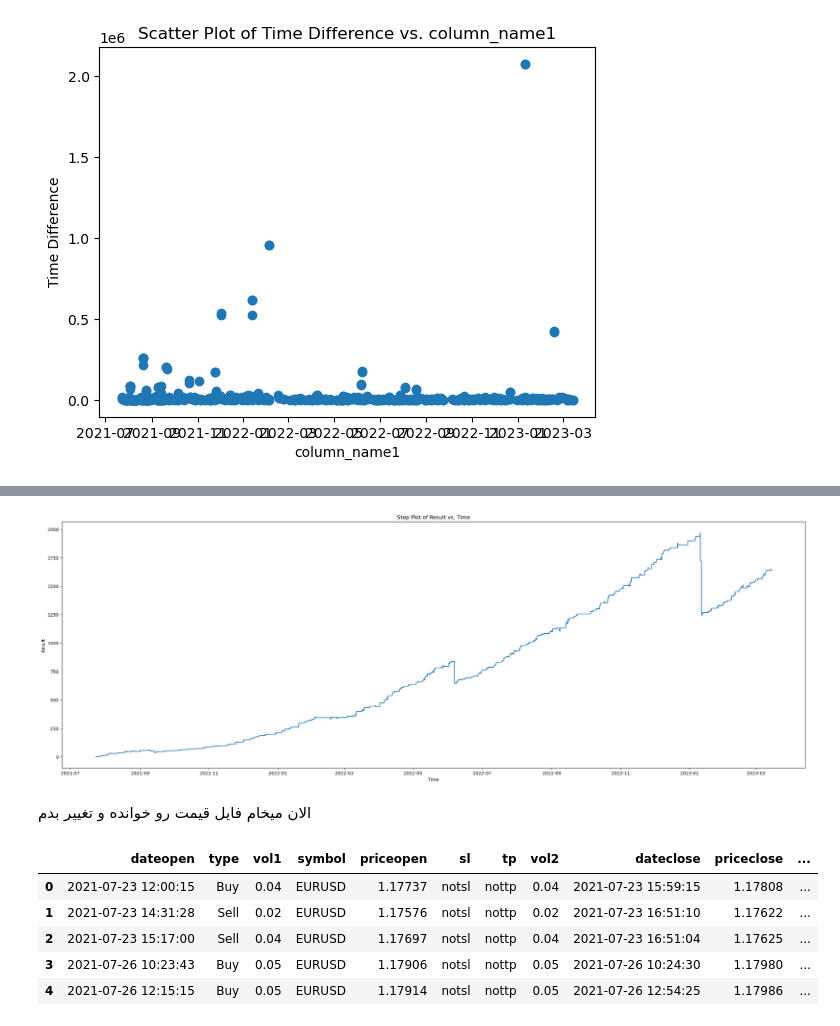
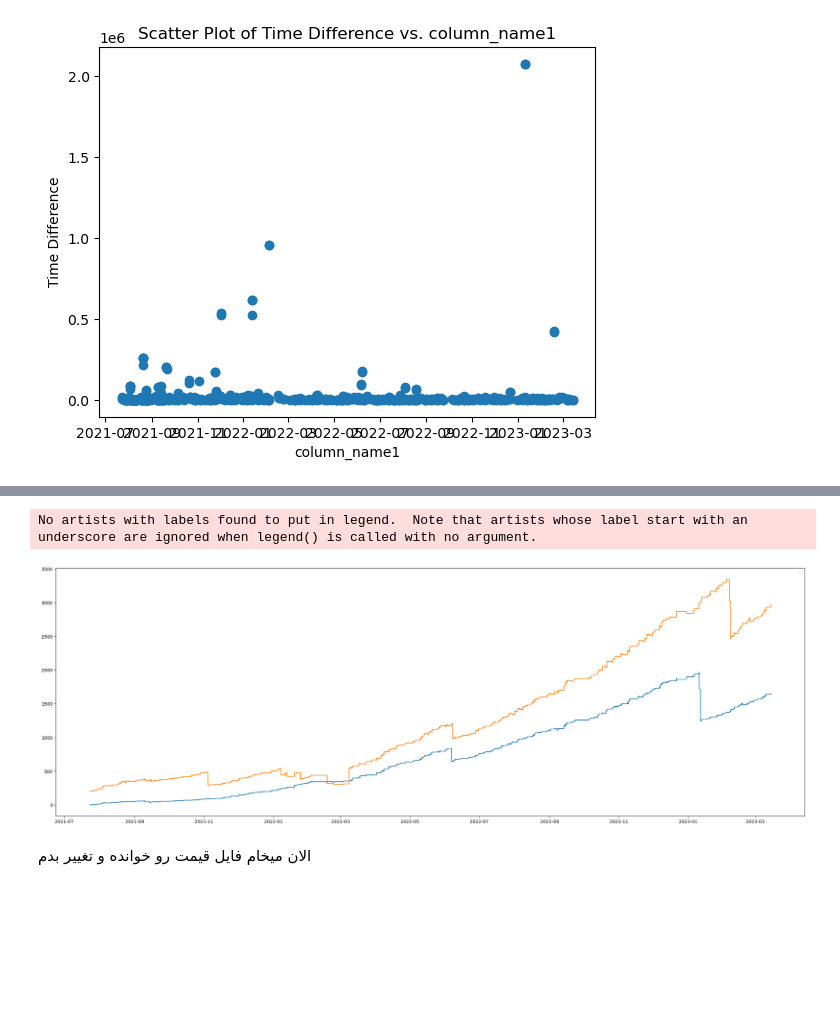
Before and after one commit to im-mahdi-74/analyses.one, a Jupyter notebook: tp.ipynb, the cells around one changed output, grey strips where cells are left out. Saved outputs shown, nothing was run; the diff lists cells and outputs as text; code cells hidden in the pictures; blank space fills up the shorter version.

```diff
--- a/tp.ipynb
+++ b/tp.ipynb
@@ -14,6 +76,7 @@ file_list = [r'C:\Users\delta2794900\Downloads\1487129.positions (3).csv']
 # %%
 cancelled_order=[]
 cancel_order=cancelled_order
+margen = []
 with open('C:/Users/delta2794900/Documents/analyses.one/test3.csv', 'w', newline='') as f_out:
     writer = csv.writer(f_out)
 
@@ -28,13 +91,17 @@ with open('C:/Users/delta2794900/Documents/analyses.one/test3.csv', 'w', newline
         with open(file_name) as f_in:
             reader = list(csv.reader(f_in, delimiter=';'))
             readera = reversed(reader)
+            k = 0
             for i in readera:
                 bag = bag + 1
+                k = k + 1
                 #print(b,bag,i)
 
                 if c == 0 :
                     balance = i[-1].replace(' ','')
-                    #print(balance)
+                    balance = float(balance)
+                    margen.append(balance)
+                    print(balance)
                     c = c +1
                     continue
 
@@ -43,7 +110,8 @@ with open('C:/Users/delta2794900/Documents/analyses.one/test3.csv', 'w', newline
                     bal = float(bal)
                     balance =float(balance)
                     balance = bal + balance
-                    #print(balance)
+
+                    print(balance)
                     continue
 
 
@@ -91,6 +159,7 @@ with open('C:/Users/delta2794900/Documents/analyses.one/test3.csv', 'w', newline
                     i[-4] = swap
                     i[-5] = com
                     writer.writerow(i)
+                    margen.append(balance)
                     continue
 
                 if i[-2] == '[tp]':
@@ -107,7 +176,7 @@ with open('C:/Users/delta2794900/Documents/analyses.one/test3.csv', 'w', newline
                     if com == '' :
                         com = 0
                     com   = float(com)
-                    print(balance)
+                    #print(balance)
                     balance = balance + prof + swap
                     prof  = prof * 100 / balance
                     swap  = swap * 100 / balance
@@ -116,6 +185,7 @@ with open('C:/Users/delta2794900/Documents/analyses.one/test3.csv', 'w', newline
                     i[-4] = swap
                     i[-5] = com
                     writer.writerow(i)
+                    margen.append(balance)
                     continue
 
                 if i[-2] != 'cancelled' :
@@ -132,7 +202,7 @@ with open('C:/Users/delta2794900/Documents/analyses.one/test3.csv', 'w', newline
                     if com == '' :
                         com = 0
                     com   = float(com)
-                    print(balance)
+                    #print(balance)
                     balance = balance + prof + swap
                     prof  = prof * 100 / balance
                     swap  = swap * 100 / balance
@@ -141,6 +211,12 @@ with open('C:/Users/delta2794900/Documents/analyses.one/test3.csv', 'w', newline
                     i[-3] = swap
                     i[-4] = com
                     writer.writerow(i)
+                    margen.append(balance)
                     continue
+
+
+
+
+#print(margen)
 # %% [output]
 203.37
@@ -221,6 +289,7 @@ for i, d in enumerate(data):
 newcsv = pd.read_csv("C:/Users/delta2794900/Documents/analyses.one/sorted,test3.csv")
 
 newcsv['logprofit'] = pd.Series(cumulative_returns)
+newcsv['margen'] = pd.Series(margen)
 
 # حذف نام ستون 'logprofit'
 column_names = newcsv.columns.tolist()
@@ -240,5 +300,5 @@ newcsv.head()
 # %%
-soton = ['dateopen', 'type', 'vol1','symbol', 'priceopen', 'sl', 'tp', 'vol2', 'dateclose', 'priceclose','com','swap','logprof','comment', 'morakab.proft' ]
+soton = ['dateopen', 'type', 'vol1','symbol', 'priceopen', 'sl', 'tp', 'vol2', 'dateclose', 'priceclose','com','swap','logprof','comment', 'morakab.proft', 'margen' ]
 
 newcsv.columns= soton
 # %%
@@ -267,22 +328,19 @@ plt.show()
 # %%
 plt.figure(figsize=(30, 10))
 
 plt.step(newcsv['dateopen'], newcsv['morakab.proft'], where='post')
 
-plt.xlabel('Time')
-plt.ylabel('Result')
-plt.title('Step Plot of Result vs. Time')
+plt.step(newcsv['dateopen'], newcsv['margen'], where='post')
+
+
+
+# افزودن اسطوره (legend) برای تشخیص هر نمودار
+
+plt.legend()
+# نمایش نمودار
 plt.show()
 # %% [output]
+No artists with labels found to put in legend.  Note that artists whose label start with an underscore are ignored when legend() is called with no argument.
-[figure, old version]
+[figure, new version]
 # %% [markdown]
 الان میخام فایل قیمت رو خوانده و تغییر بدم
-# %%
-newcsv.head()
-# %% [output]
-|  | dateopen | type | vol1 | symbol | priceopen | sl | tp | vol2 | dateclose | priceclose | ... |
-| 0 | 2021-07-23 12:00:15 | Buy | 0.04 | EURUSD | 1.17737 | notsl | nottp | 0.04 | 2021-07-23 15:59:15 | 1.17808 | ... |
-| 1 | 2021-07-23 14:31:28 | Sell | 0.02 | EURUSD | 1.17576 | notsl | nottp | 0.02 | 2021-07-23 16:51:10 | 1.17622 | ... |
-| 2 | 2021-07-23 15:17:00 | Sell | 0.04 | EURUSD | 1.17697 | notsl | nottp | 0.04 | 2021-07-23 16:51:04 | 1.17625 | ... |
-| 3 | 2021-07-26 10:23:43 | Buy | 0.05 | EURUSD | 1.17906 | notsl | nottp | 0.05 | 2021-07-26 10:24:30 | 1.17980 | ... |
-| 4 | 2021-07-26 12:15:15 | Buy | 0.05 | EURUSD | 1.17914 | notsl | nottp | 0.05 | 2021-07-26 12:54:25 | 1.17986 | ... |
```
Also changed, not shown: parts of 15 cells of this notebook.
